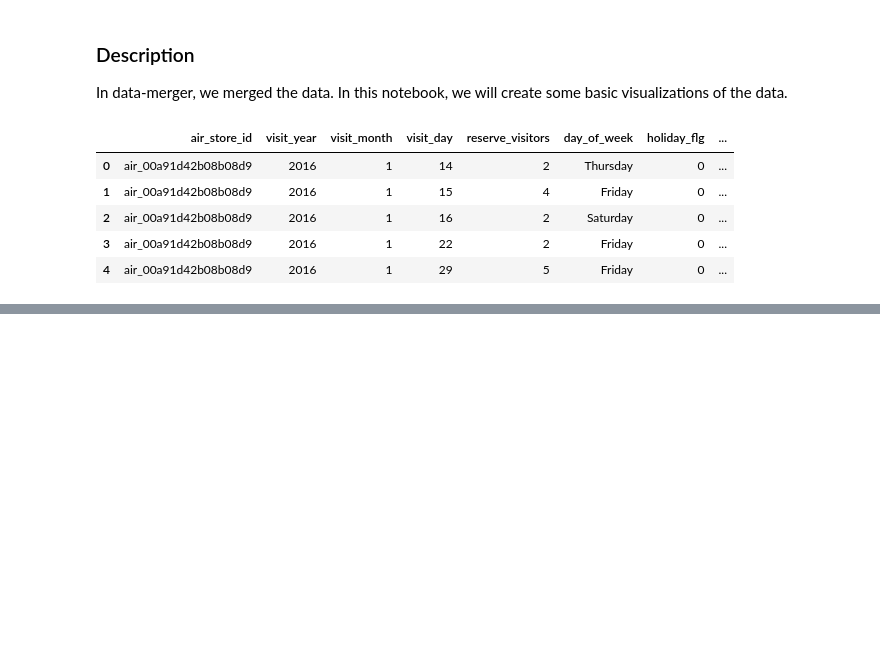
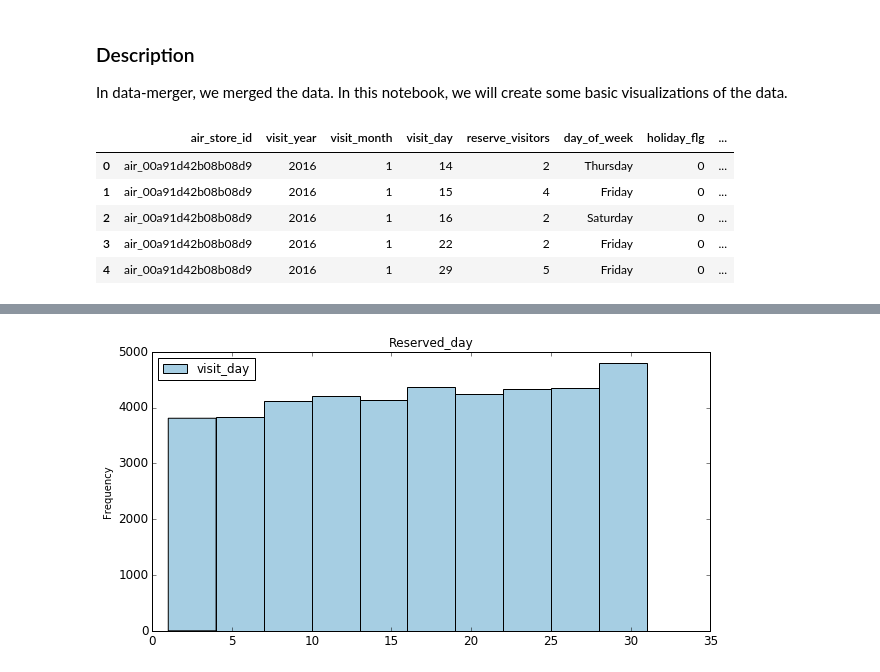
Before and after one commit to jieunyoo/kaggle-recruit-restaurant-predictions, a Jupyter notebook: 03-data-visualization.ipynb, the cells around one changed output, grey strips where cells are left out. Cells and saved outputs as stored; diff of their text form; code cells hidden in the pictures; blank space fills up the shorter version.

```diff
--- a/03-data-visualization.ipynb
+++ b/03-data-visualization.ipynb
@@ -64,0 +73,4 @@ trainDF.head()
+# %%
+day_plot = trainDF['visit_day'].plot(kind='hist', title='Reserved_day', figsize=(10,5),legend=True,fontsize=12)
+# %% [output]
+[figure, added]
```
Also changed, not shown: parts of 5 cells of this notebook.
